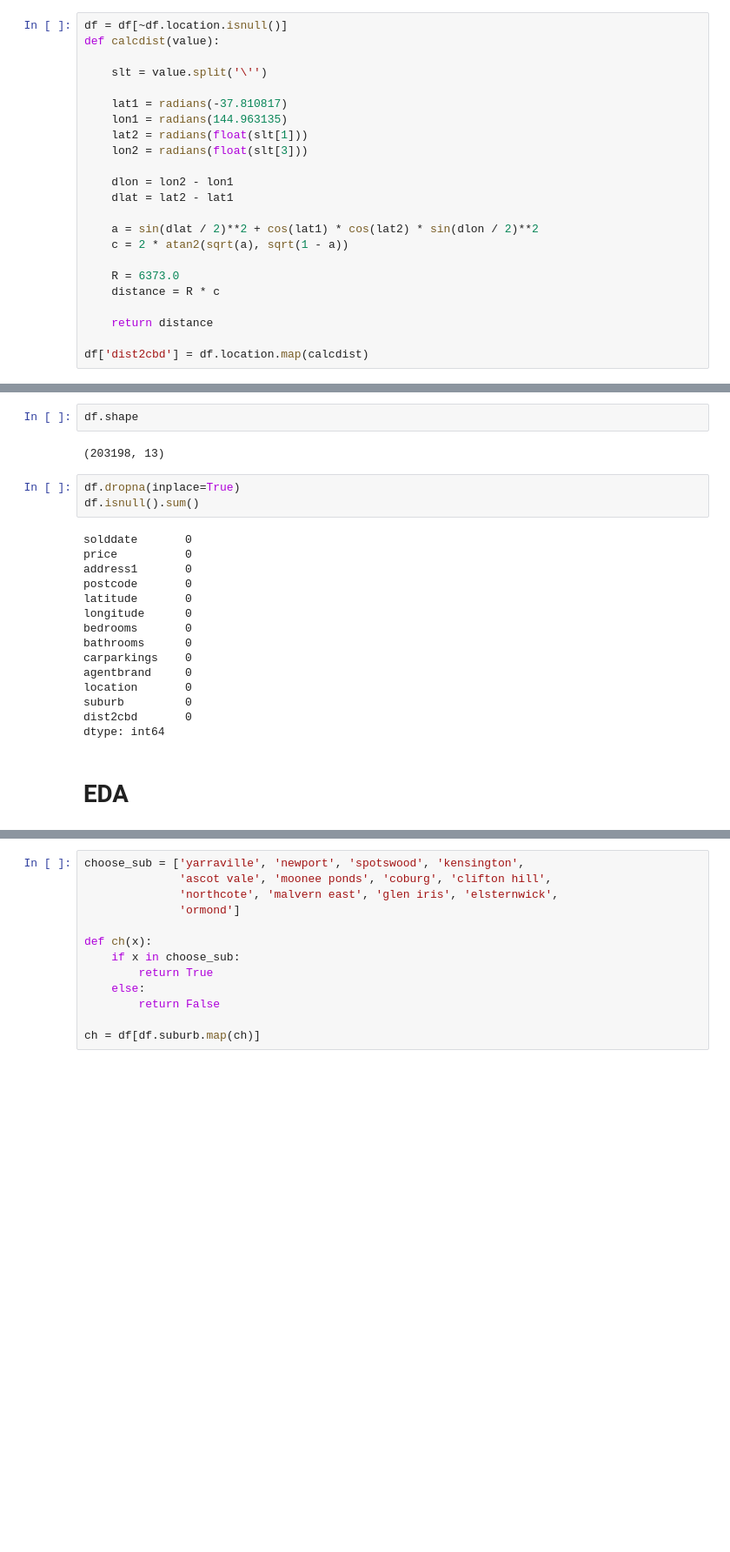
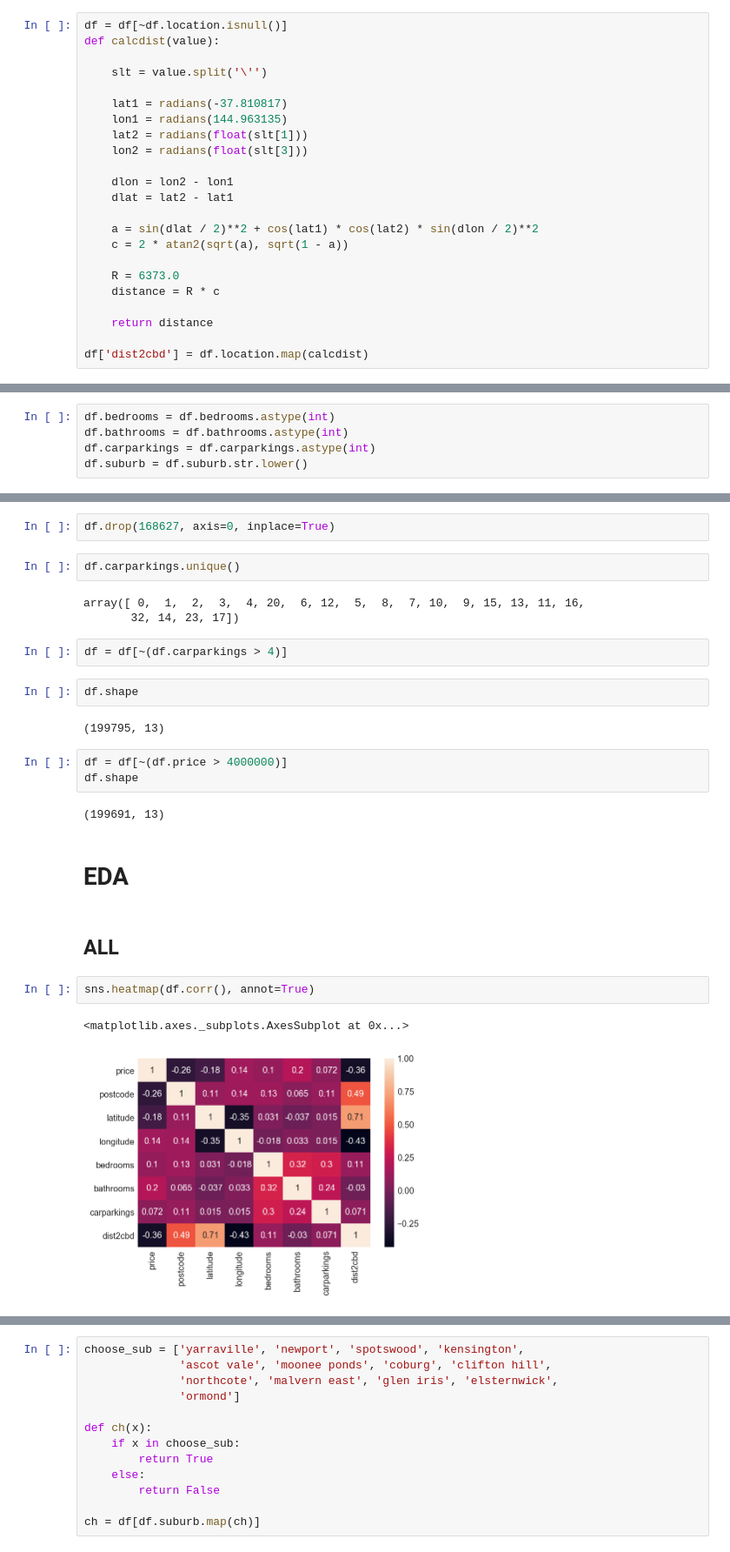
Before and after one commit to alexchen-melbourne/capstone_project, a Jupyter notebook: Capstone_Melbourne_Housing.ipynb, the cells around one changed output, grey strips where cells are left out. Shown: that part at 87% size. Drawn from its saved outputs; the diff is of its cells as text; blank space fills up the shorter version.

```diff
--- a/Capstone_Melbourne_Housing.ipynb
+++ b/Capstone_Melbourne_Housing.ipynb
@@ -45,0 +44,5 @@ df.suburb = df.suburb.str.lower()
+# %%
+df.bedrooms = df.bedrooms.astype(int)
+df.bathrooms = df.bathrooms.astype(int)
+df.carparkings = df.carparkings.astype(int)
+df.suburb = df.suburb.str.lower()
@@ -46,24 +91,27 @@ df.suburb = df.suburb.str.lower()
+# %%
+df.drop(168627, axis=0, inplace=True)
+# %%
+df.carparkings.unique()
+# %% [output]
+array([ 0,  1,  2,  3,  4, 20,  6, 12,  5,  8,  7, 10,  9, 15, 13, 11, 16,
+       32, 14, 23, 17])
+# %%
+df = df[~(df.carparkings > 4)]
 # %%
 df.shape
 # %% [output]
-(203198, 13)
+(199795, 13)
-# %%
-df.dropna(inplace=True)
-df.isnull().sum()
-# %% [output]
-solddate       0
-price          0
-address1       0
-postcode       0
-latitude       0
-longitude      0
-bedrooms       0
-bathrooms      0
-carparkings    0
-agentbrand     0
-location       0
-suburb         0
-dist2cbd       0
-dtype: int64
+# %%
+df = df[~(df.price > 4000000)]
+df.shape
+# %% [output]
+(199691, 13)
 # %% [markdown]
 # EDA
+# %% [markdown]
+## ALL
+# %%
+sns.heatmap(df.corr(), annot=True)
+# %% [output]
+<matplotlib.axes._subplots.AxesSubplot at 0x...>
+[figure, added]
```
Also changed, not shown: parts of 32 cells of this notebook, 6 other files.
